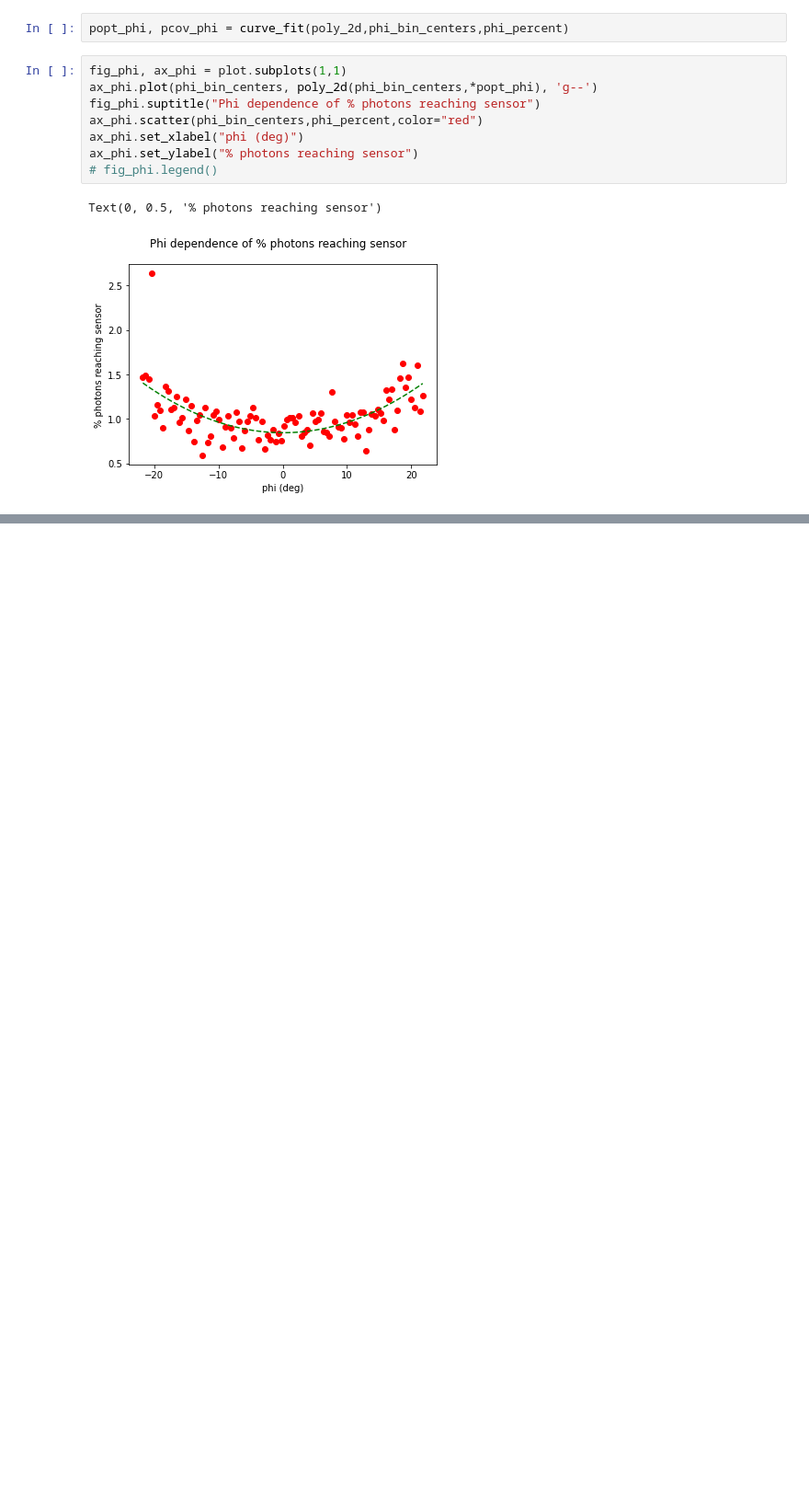
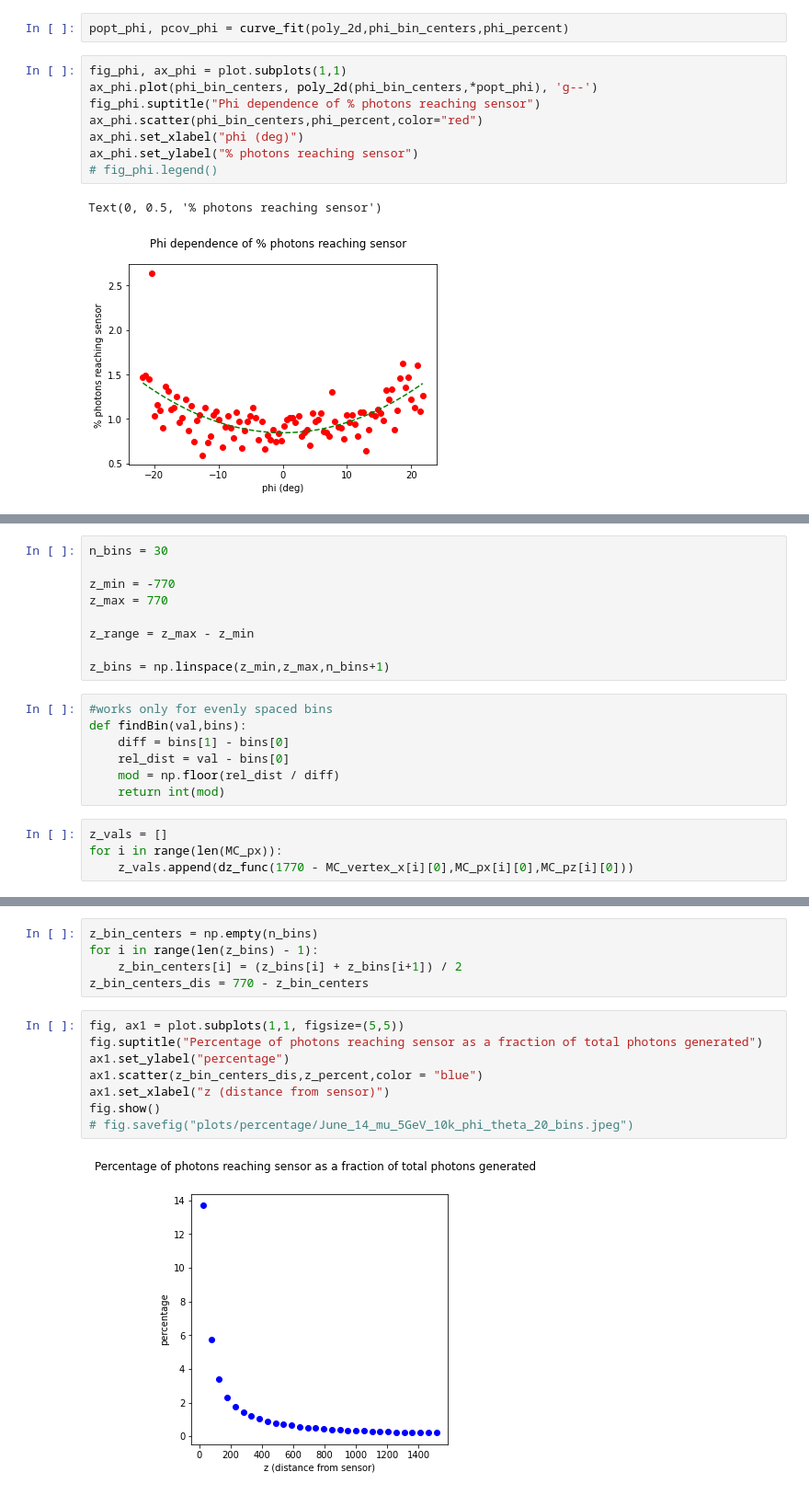
Before and after one commit to RowanKell/work_eic, a Jupyter notebook: macros/Variation/Variation.ipynb, the cells around one changed output, grey strips where cells are left out. Shown at 92% size. Saved outputs shown, nothing was run; the diff lists cells and outputs as text; blank space fills up the shorter version.

```diff
--- a/macros/Variation/Variation.ipynb
+++ b/macros/Variation/Variation.ipynb
@@ -204,0 +190,20 @@ Text(0, 0.5, '% photons reaching sensor')
+# %%
+n_bins = 30
+
+z_min = -770
+z_max = 770
+
+z_range = z_max - z_min
+
+z_bins = np.linspace(z_min,z_max,n_bins+1)
+# %%
+#works only for evenly spaced bins
+def findBin(val,bins):
+    diff = bins[1] - bins[0]
+    rel_dist = val - bins[0]
+    mod = np.floor(rel_dist / diff)
+    return int(mod)
+# %%
+z_vals = []
+for i in range(len(MC_px)):
+    z_vals.append(dz_func(1770 - MC_vertex_x[i][0],MC_px[i][0],MC_pz[i][0]))
@@ -204,0 +256,15 @@ Text(0, 0.5, '% photons reaching sensor')
+# %%
+z_bin_centers = np.empty(n_bins)
+for i in range(len(z_bins) - 1):
+    z_bin_centers[i] = (z_bins[i] + z_bins[i+1]) / 2
+z_bin_centers_dis = 770 - z_bin_centers
+# %%
+fig, ax1 = plot.subplots(1,1, figsize=(5,5))
+fig.suptitle("Percentage of photons reaching sensor as a fraction of total photons generated")
+ax1.set_ylabel("percentage")
+ax1.scatter(z_bin_centers_dis,z_percent,color = "blue")
+ax1.set_xlabel("z (distance from sensor)")
+fig.show()
+# fig.savefig("plots/percentage/June_14_mu_5GeV_10k_phi_theta_20_bins.jpeg")
+# %% [output]
+[figure, added]
```
Also changed, not shown: parts of 14 cells of this notebook, 5 other files.
